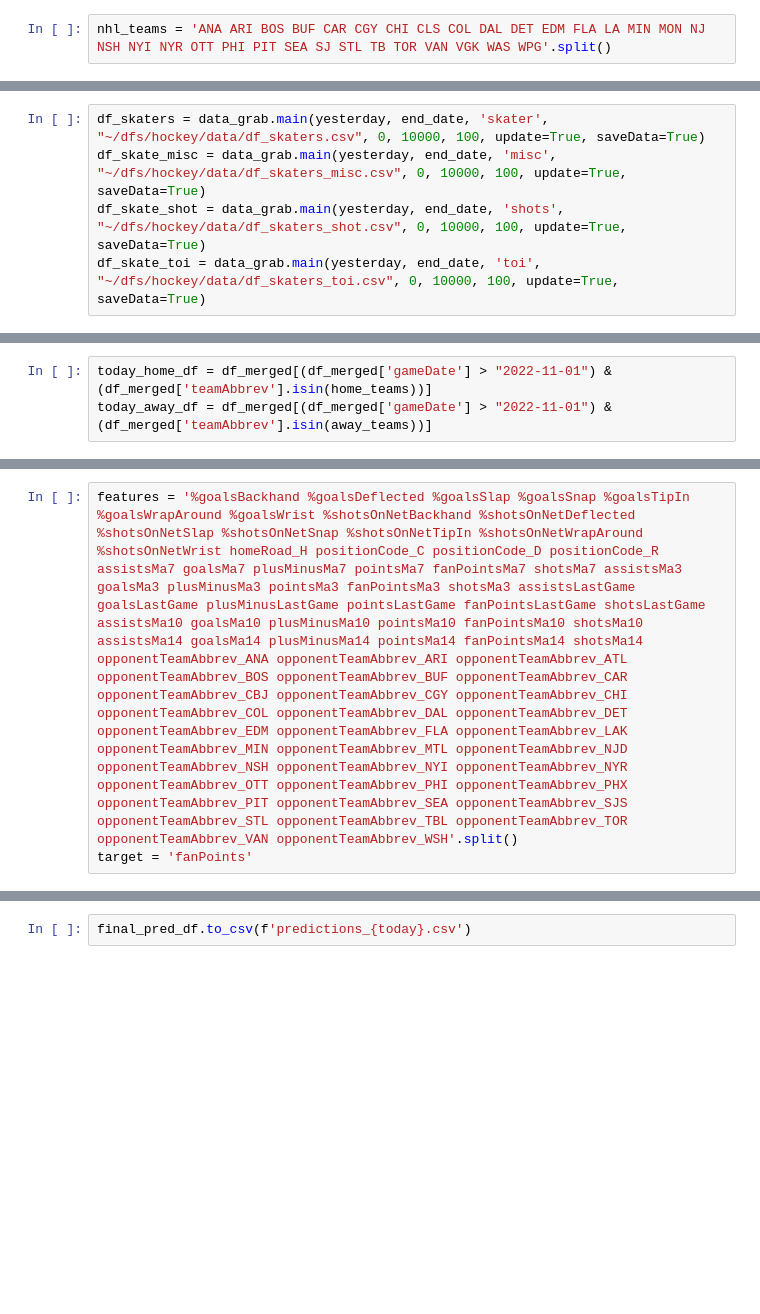
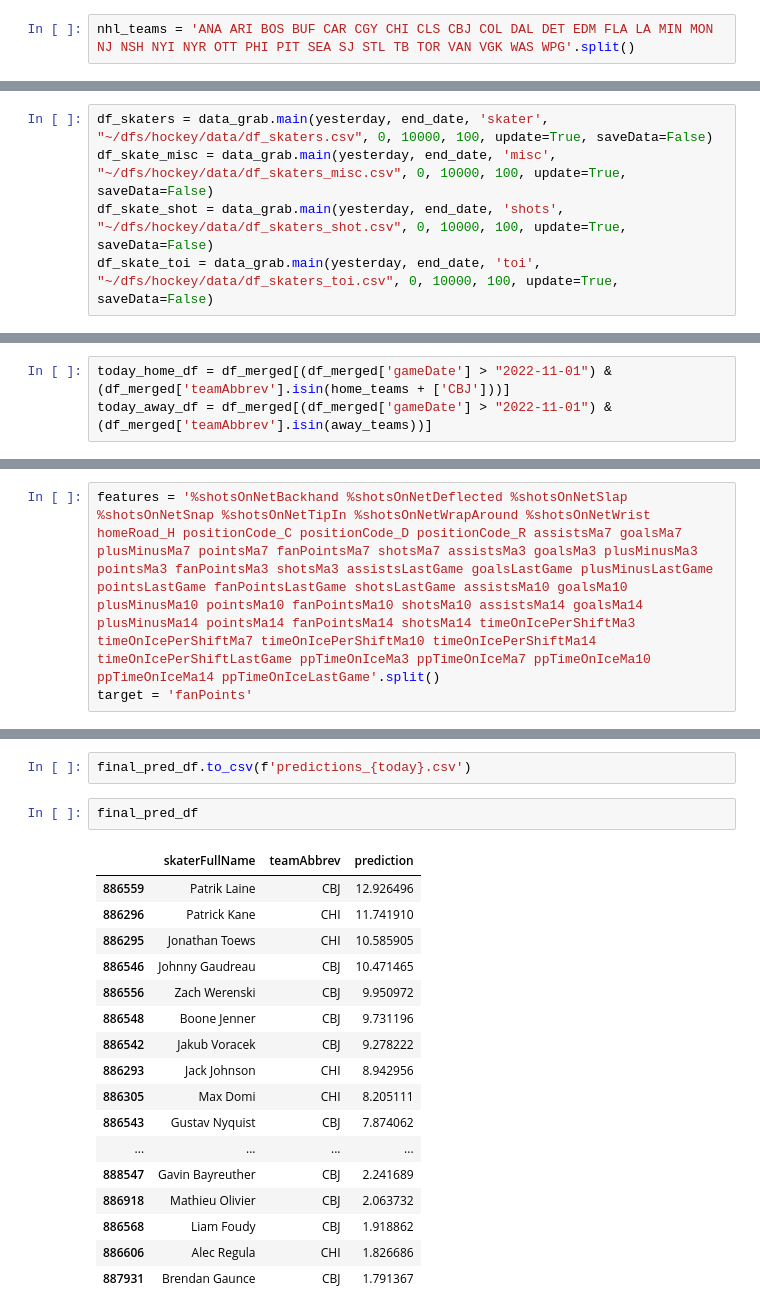
Before and after one commit to dimmittnick/hockey, a Jupyter notebook: daily_run.ipynb, the cells around one changed output, grey strips where cells are left out. Drawn from its saved outputs; the diff is of its cells as text; blank space fills up the shorter version.

```diff
--- a/daily_run.ipynb
+++ b/daily_run.ipynb
@@ -34,7 +34,7 @@ away_teams = daily_results_tree.xpath(away_teams_xpath)
 home_teams_xpath = '/html/body/div[1]/div/main/div[3]//div//div//div//div//a[2]//div//text()'
 home_teams = daily_results_tree.xpath(home_teams_xpath)
 # %%
-nhl_teams = 'ANA ARI BOS BUF CAR CGY CHI CLS COL DAL DET EDM FLA LA MIN MON NJ NSH NYI NYR OTT PHI PIT SEA SJ STL TB TOR VAN VGK WAS WPG'.split()
+nhl_teams = 'ANA ARI BOS BUF CAR CGY CHI CLS CBJ COL DAL DET EDM FLA LA MIN MON NJ NSH NYI NYR OTT PHI PIT SEA SJ STL TB TOR VAN VGK WAS WPG'.split()
 # %%
 away_teams = [x for x in away_teams if x in nhl_teams]
 home_teams = [x for x in home_teams if x in nhl_teams]
@@ -62,9 +62,9 @@ end_date = "2022-11-01"
 yesterday = (datetime.today() - timedelta(days=1)).strftime("%Y-%m-%d")
 today = datetime.today().strftime("%Y-%m-%d")
 # %%
-df_skaters = data_grab.main(yesterday, end_date, 'skater', "~/dfs/hockey/data/df_skaters.csv", 0, 10000, 100, update=True, saveData=True)
-df_skate_misc = data_grab.main(yesterday, end_date, 'misc', "~/dfs/hockey/data/df_skaters_misc.csv", 0, 10000, 100, update=True, saveData=True)
-df_skate_shot = data_grab.main(yesterday, end_date, 'shots', "~/dfs/hockey/data/df_skaters_shot.csv", 0, 10000, 100, update=True, saveData=True)
-df_skate_toi = data_grab.main(yesterday, end_date, 'toi', "~/dfs/hockey/data/df_skaters_toi.csv", 0, 10000, 100, update=True, saveData=True)
+df_skaters = data_grab.main(yesterday, end_date, 'skater', "~/dfs/hockey/data/df_skaters.csv", 0, 10000, 100, update=True, saveData=False)
+df_skate_misc = data_grab.main(yesterday, end_date, 'misc', "~/dfs/hockey/data/df_skaters_misc.csv", 0, 10000, 100, update=True, saveData=False)
+df_skate_shot = data_grab.main(yesterday, end_date, 'shots', "~/dfs/hockey/data/df_skaters_shot.csv", 0, 10000, 100, update=True, saveData=False)
+df_skate_toi = data_grab.main(yesterday, end_date, 'toi', "~/dfs/hockey/data/df_skaters_toi.csv", 0, 10000, 100, update=True, saveData=False)
 # %%
 df_merged = data_prep.main(df_skaters, df_skate_misc, df_skate_shot, df_skate_toi, ['gameId','playerId'], 'Unnamed: 0_y, goals_y, shots_y, gameDate_y, shootingPct_y, gamesPlayed_y, homeRoad_y, lastName_y, opponentTeamAbbrev_y, otGoals_y, positionCode_y, shootsCatches_y, skaterFullName_y, teamAbbrev_y, timeOnIcePerGame_y'.split(", "), ['Unnamed: 0', 'emptyNetAssists', 'emptyNetPoints', 'faceoffWinPct', 'shootingPctBackhand', 'shootingPctDeflected', 'shootingPctSlap', 'shootingPctSnap', 'shootingPctTipIn', 'shootingPctWrapAround', 'shootingPctWrist'], saveData=True)
@@ -96,5 +83,5 @@ Either duplicate or generate rows for all the players playing today and append t
 # %%
-today_home_df = df_merged[(df_merged['gameDate'] > "2022-11-01") & (df_merged['teamAbbrev'].isin(home_teams))]
+today_home_df = df_merged[(df_merged['gameDate'] > "2022-11-01") & (df_merged['teamAbbrev'].isin(home_teams + ['CBJ']))]
 today_away_df = df_merged[(df_merged['gameDate'] > "2022-11-01") & (df_merged['teamAbbrev'].isin(away_teams))]
 # %%
 today_home_df['gameDate'] = today
@@ -271,7 +246,7 @@ Can skip this if already trained.
 # %% [markdown]
 #### Train Home Model
 # %%
-features = '%goalsBackhand %goalsDeflected %goalsSlap %goalsSnap %goalsTipIn %goalsWrapAround %goalsWrist %shotsOnNetBackhand %shotsOnNetDeflected %shotsOnNetSlap %shotsOnNetSnap %shotsOnNetTipIn %shotsOnNetWrapAround %shotsOnNetWrist homeRoad_H positionCode_C positionCode_D positionCode_R assistsMa7 goalsMa7 plusMinusMa7 pointsMa7 fanPointsMa7 shotsMa7 assistsMa3 goalsMa3 plusMinusMa3 pointsMa3 fanPointsMa3 shotsMa3 assistsLastGame goalsLastGame plusMinusLastGame pointsLastGame fanPointsLastGame shotsLastGame assistsMa10 goalsMa10 plusMinusMa10 pointsMa10 fanPointsMa10 shotsMa10 assistsMa14 goalsMa14 plusMinusMa14 pointsMa14 fanPointsMa14 shotsMa14 opponentTeamAbbrev_ANA opponentTeamAbbrev_ARI opponentTeamAbbrev_ATL opponentTeamAbbrev_BOS opponentTeamAbbrev_BUF opponentTeamAbbrev_CAR opponentTeamAbbrev_CBJ opponentTeamAbbrev_CGY opponentTeamAbbrev_CHI opponentTeamAbbrev_COL opponentTeamAbbrev_DAL opponentTeamAbbrev_DET opponentTeamAbbrev_EDM opponentTeamAbbrev_FLA opponentTeamAbbrev_LAK opponentTeamAbbrev_MIN opponentTeamAbbrev_MTL opponentTeamAbbrev_NJD opponentTeamAbbrev_NSH opponentTeamAbbrev_NYI opponentTeamAbbrev_NYR opponentTeamAbbrev_OTT opponentTeamAbbrev_PHI opponentTeamAbbrev_PHX opponentTeamAbbrev_PIT opponentTeamAbbrev_SEA opponentTeamAbbrev_SJS opponentTeamAbbrev_STL opponentTeamAbbrev_TBL opponentTeamAbbrev_TOR opponentTeamAbbrev_VAN opponentTeamAbbrev_WSH'.split()
+features = '%shotsOnNetBackhand %shotsOnNetDeflected %shotsOnNetSlap %shotsOnNetSnap %shotsOnNetTipIn %shotsOnNetWrapAround %shotsOnNetWrist homeRoad_H positionCode_C positionCode_D positionCode_R assistsMa7 goalsMa7 plusMinusMa7 pointsMa7 fanPointsMa7 shotsMa7 assistsMa3 goalsMa3 plusMinusMa3 pointsMa3 fanPointsMa3 shotsMa3 assistsLastGame goalsLastGame plusMinusLastGame pointsLastGame fanPointsLastGame shotsLastGame assistsMa10 goalsMa10 plusMinusMa10 pointsMa10 fanPointsMa10 shotsMa10 assistsMa14 goalsMa14 plusMinusMa14 pointsMa14 fanPointsMa14 shotsMa14 timeOnIcePerShiftMa3 timeOnIcePerShiftMa7 timeOnIcePerShiftMa10 timeOnIcePerShiftMa14 timeOnIcePerShiftLastGame ppTimeOnIceMa3 ppTimeOnIceMa7 ppTimeOnIceMa10 ppTimeOnIceMa14 ppTimeOnIceLastGame'.split()
 target = 'fanPoints'
 # %%
 X = home_model_df[features].values
@@ -356,3 +330,23 @@ all_skaters_df = pd.concat([home_df, away_df])
 final_pred_df = all_skaters_df[['skaterFullName', 'teamAbbrev', 'prediction']].sort_values(by='prediction', ascending=False)
 # %%
 final_pred_df.to_csv(f'predictions_{today}.csv')
+# %%
+final_pred_df
+# %% [output]
+|  | skaterFullName | teamAbbrev | prediction |
+| 886559 | Patrik Laine | CBJ | 12.926496 |
+| 886296 | Patrick Kane | CHI | 11.741910 |
+| 886295 | Jonathan Toews | CHI | 10.585905 |
+| 886546 | Johnny Gaudreau | CBJ | 10.471465 |
+| 886556 | Zach Werenski | CBJ | 9.950972 |
+| 886548 | Boone Jenner | CBJ | 9.731196 |
+| 886542 | Jakub Voracek | CBJ | 9.278222 |
+| 886293 | Jack Johnson | CHI | 8.942956 |
+| 886305 | Max Domi | CHI | 8.205111 |
+| 886543 | Gustav Nyquist | CBJ | 7.874062 |
+| ... | ... | ... | ... |
+| 888547 | Gavin Bayreuther | CBJ | 2.241689 |
+| 886918 | Mathieu Olivier | CBJ | 2.063732 |
+| 886568 | Liam Foudy | CBJ | 1.918862 |
+| 886606 | Alec Regula | CHI | 1.826686 |
+| 887931 | Brendan Gaunce | CBJ | 1.791367 |
```
Also changed, not shown: parts of 18 cells of this notebook, 2 other files.
